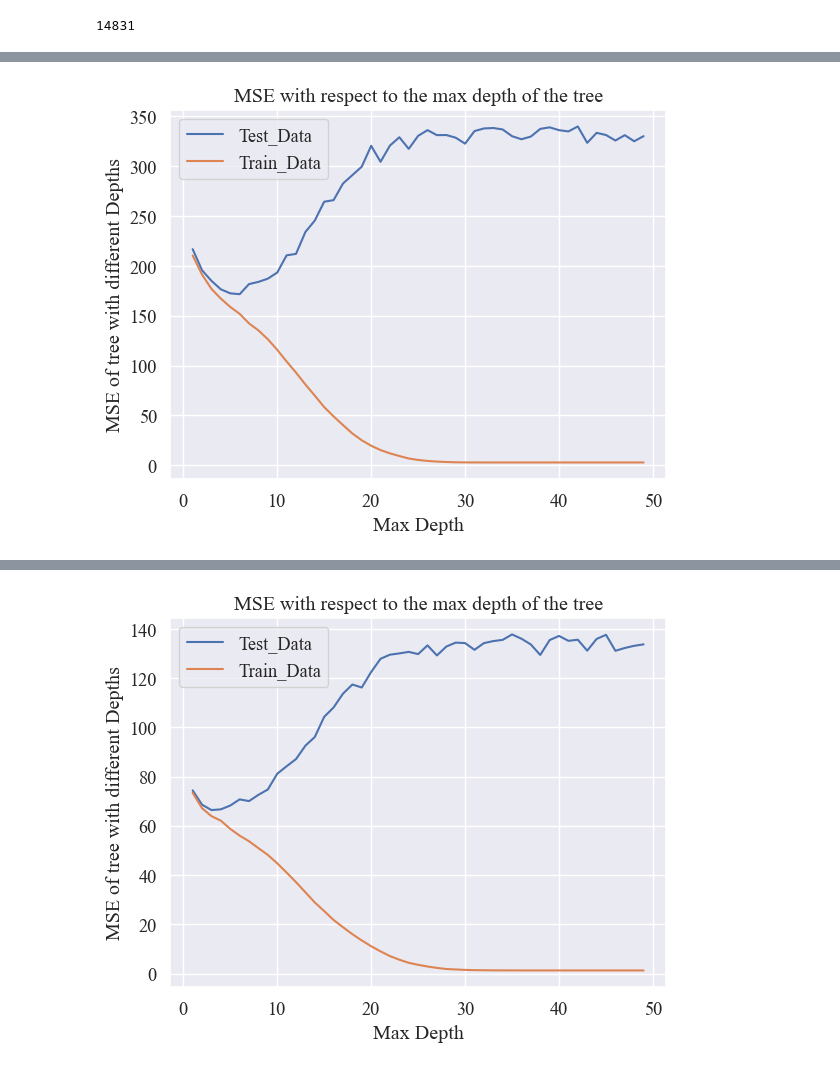
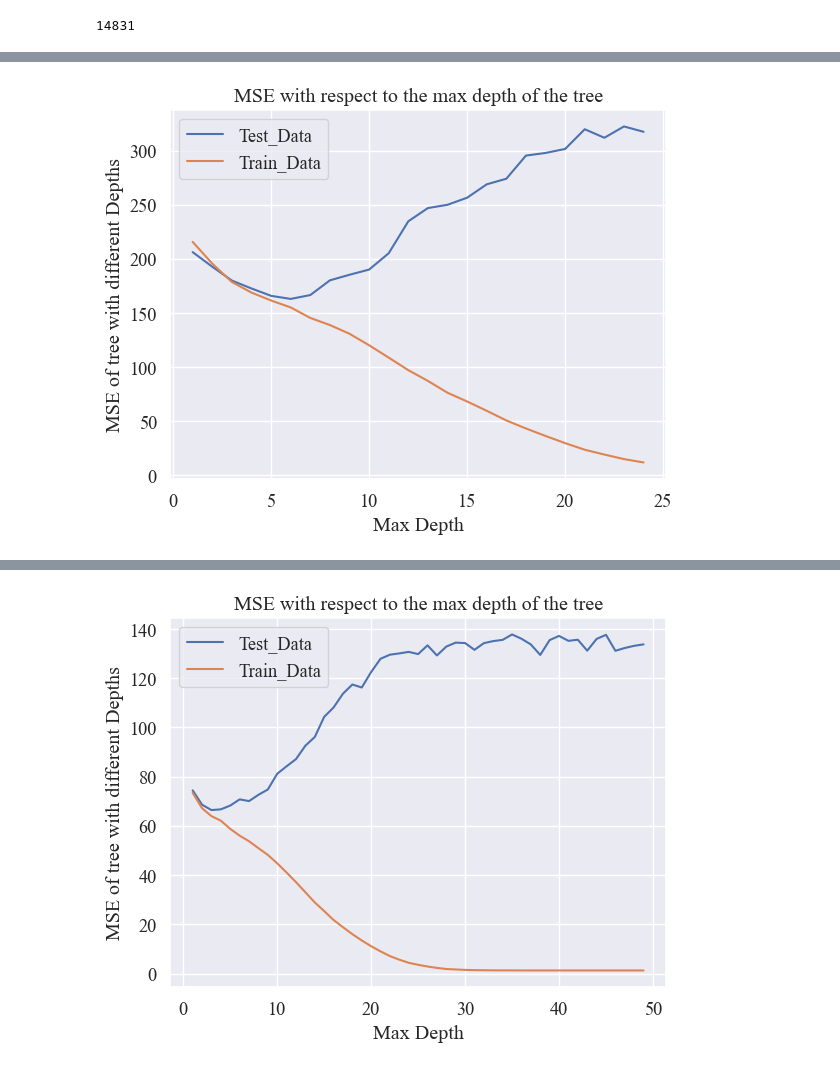
Before and after one commit to farrukh-ahmed/Case-Studies---Project-1, a Jupyter notebook: Notebooks/Week03-Data_preparation-Farrukh.ipynb, the cells around one changed output, grey strips where cells are left out. Saved outputs shown, nothing was run; the diff lists cells and outputs as text; code cells hidden in the pictures.

```diff
--- a/Notebooks/Week03-Data_preparation-Farrukh.ipynb
+++ b/Notebooks/Week03-Data_preparation-Farrukh.ipynb
@@ -304,3 +304,7 @@ X = new_df[features]
 y = new_df['messwert_bp_sys']
 
 X_train, X_test, y_train, y_test = train_test_split(X, y, test_size=0.33)
+# %%
+regression_model = DecisionTreeRegressor(criterion="squared_error",max_depth=4)
+regression_model.fit(X_train,y_train)
+regression_model.score(X_test,y_test)
@@ -307,5 +313,5 @@ X_train, X_test, y_train, y_test = train_test_split(X, y, test_size=0.33)
 # %%
-y_pred_sys_1 = dtree_sys_1.predict(X_test)
+#y_pred_sys_1 = dtree_sys_1.predict(X_test)
 
 fig = plt.figure()
 ax0 = fig.add_subplot(111)
@@ -315,7 +321,7 @@ RMSE_test = []
 
 mse_rows = []
 
-for i in range(1,50):
+for i in range(1,25):
     regression_model = DecisionTreeRegressor(criterion="squared_error",max_depth=i)
     regression_model.fit(X_train,y_train)
     predicted_train = regression_model.predict(X_train)
@@ -324,13 +330,16 @@ for i in range(1,50):
     RMSE_train.append(mse_train)
     mse_test = mean_squared_error(y_test,predicted_test)
     RMSE_test.append(mse_test)
-    mse_rows.append([i,mse_train,mse_test])
+    rsquared_test = regression_model.score(X_test,y_test)
+    rsquared_train = regression_model.score(X_train, y_train)
+
+    mse_rows.append([i,mse_train,mse_test,rsquared_train,rsquared_test])
 
 
 
-df_mse = pd.DataFrame(mse_rows, columns=["Depth", "MSE Training Data","MSE Testing Data"])
-ax0.plot(range(1,50),RMSE_test,label='Test_Data')
-ax0.plot(range(1,50),RMSE_train,label='Train_Data')
+df_mse = pd.DataFrame(mse_rows, columns=["Depth", "MSE Training Data","MSE Testing Data","R-squared Train","R-squared Test"])
+ax0.plot(range(1,25),RMSE_test,label='Test_Data')
+ax0.plot(range(1,25),RMSE_train,label='Train_Data')
 ax0.legend()
 ax0.set_title('MSE with respect to the max depth of the tree')
 ax0.set_xlabel('Max Depth')
@@ -374,7 +384,7 @@ RMSE_test = []
 
 mse_rows = []
 
-for i in range(1,50):
+for i in range(1,25):
     regression_model = DecisionTreeRegressor(criterion="squared_error",max_depth=i)
     regression_model.fit(X_train,y_train)
     predicted_train = regression_model.predict(X_train)
@@ -383,13 +393,16 @@ for i in range(1,50):
     RMSE_train.append(mse_train)
     mse_test = mean_squared_error(y_test,predicted_test)
     RMSE_test.append(mse_test)
-    mse_rows.append([i,mse_train,mse_test])
+    rsquared_test = regression_model.score(X_test,y_test)
+    rsquared_train = regression_model.score(X_train, y_train)
+
+    mse_rows.append([i,mse_train,mse_test,rsquared_train,rsquared_test])
 
 
 
-df_mse = pd.DataFrame(mse_rows, columns=["Depth", "MSE Training Data","MSE Testing Data"])
-ax0.plot(range(1,50),RMSE_test,label='Test_Data')
-ax0.plot(range(1,50),RMSE_train,label='Train_Data')
+df_mse = pd.DataFrame(mse_rows, columns=["Depth", "MSE Training Data","MSE Testing Data","R-squared Train","R-squared Test"])
+ax0.plot(range(1,25),RMSE_test,label='Test_Data')
+ax0.plot(range(1,25),RMSE_train,label='Train_Data')
 ax0.legend()
 ax0.set_title('MSE with respect to the max depth of the tree')
 ax0.set_xlabel('Max Depth')
@@ -427,33 +440,36 @@ X_train, X_test, y_train, y_test = train_test_split(X, y, test_size=0.33)
 # %%
 fig = plt.figure()
 ax0 = fig.add_subplot(111)
 
 RMSE_train = []
 RMSE_test = []
 
 mse_rows = []
 
-for i in range(1,50):
+for i in range(1,25):
     regression_model = DecisionTreeRegressor(criterion="squared_error",max_depth=i)
     regression_model.fit(X_train,y_train)
     predicted_train = regression_model.predict(X_train)
     predicted_test = regression_model.predict(X_test)
     mse_train = mean_squared_error(y_train,predicted_train)
     RMSE_train.append(mse_train)
     mse_test = mean_squared_error(y_test,predicted_test)
     RMSE_test.append(mse_test)
-    mse_rows.append([i,mse_train,mse_test])
+    rsquared_test = regression_model.score(X_test,y_test)
+    rsquared_train = regression_model.score(X_train, y_train)
+
+    mse_rows.append([i,mse_train,mse_test,rsquared_train,rsquared_test])
 
 
 
-df_mse = pd.DataFrame(mse_rows, columns=["Depth", "MSE Training Data","MSE Testing Data"])
-ax0.plot(range(1,50),RMSE_test,label='Test_Data')
-ax0.plot(range(1,50),RMSE_train,label='Train_Data')
+df_mse = pd.DataFrame(mse_rows, columns=["Depth", "MSE Training Data","MSE Testing Data","R-squared Train","R-squared Test"])
+ax0.plot(range(1,25),RMSE_test,label='Test_Data')
+ax0.plot(range(1,25),RMSE_train,label='Train_Data')
 ax0.legend()
 ax0.set_title('MSE with respect to the max depth of the tree')
 ax0.set_xlabel('Max Depth')
 ax0.set_ylabel('MSE of tree with different Depths')
 plt.show()
 # %% [output]
-[figure, old version]
+[figure, new version]
 # %%
```
Also changed, not shown: parts of 7 cells of this notebook.
